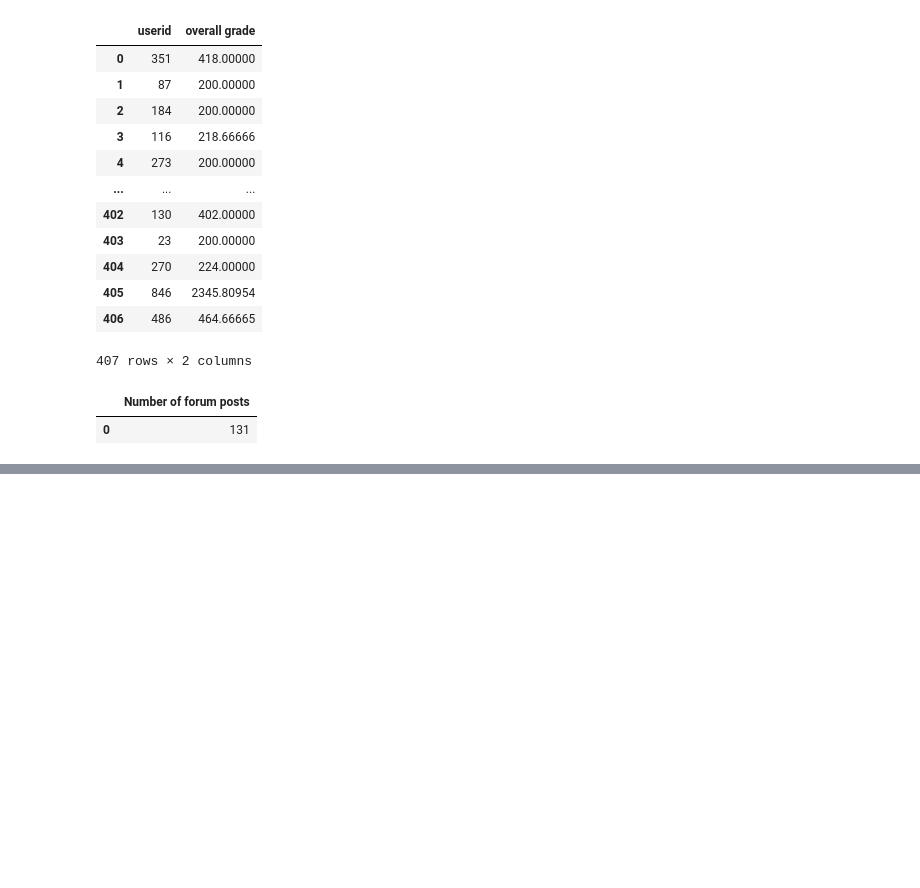
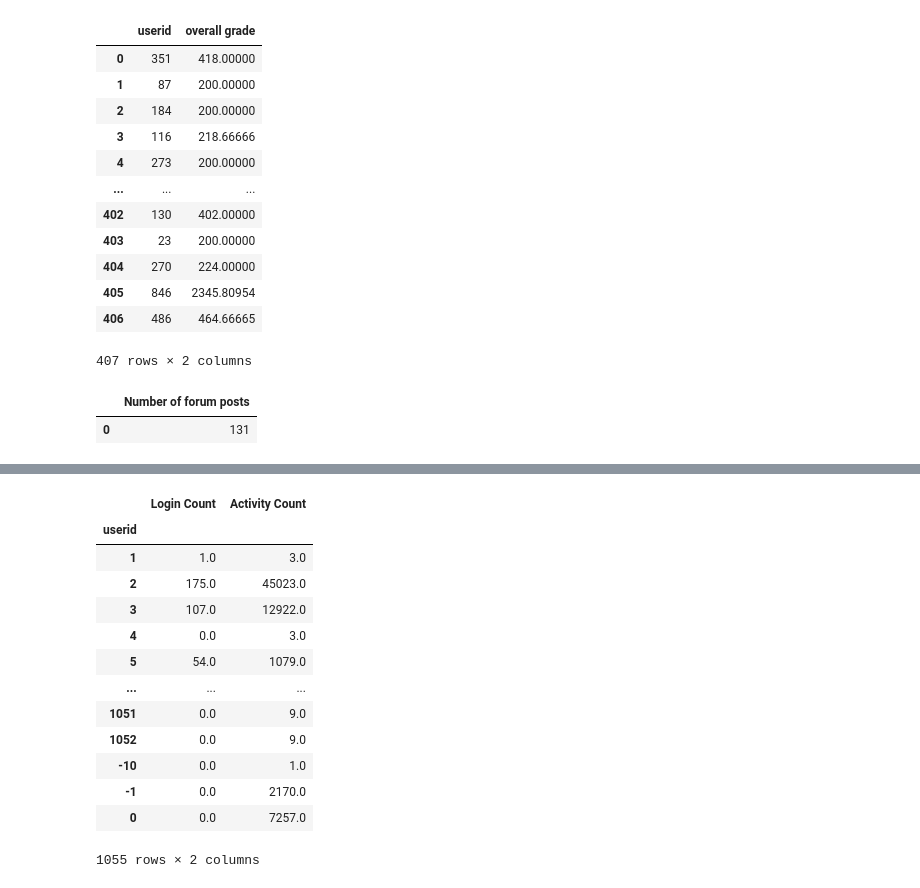
Before and after one commit to Kiiru-Anastasia/10acadWeeklyChallenges, a Jupyter notebook: Week10/educational_data_log_analysis.ipynb, the cells around one changed output, grey strips where cells are left out. Cells and saved outputs as stored; diff of their text form; code cells hidden in the pictures; blank space fills up the shorter version.

```diff
--- a/Week10/educational_data_log_analysis.ipynb
+++ b/Week10/educational_data_log_analysis.ipynb
@@ -158,0 +351,17 @@ gf.forums()
+# %%
+df
+# %% [output]
+|  | Login Count | Activity Count |
+| userid |  |  |
+| 1 | 1.0 | 3.0 |
+| 2 | 175.0 | 45023.0 |
+| 3 | 107.0 | 12922.0 |
+| 4 | 0.0 | 3.0 |
+| 5 | 54.0 | 1079.0 |
+| ... | ... | ... |
+| 1051 | 0.0 | 9.0 |
+| 1052 | 0.0 | 9.0 |
+| -10 | 0.0 | 1.0 |
+| -1 | 0.0 | 2170.0 |
+| 0 | 0.0 | 7257.0 |
+1055 rows × 2 columns
```
Also changed, not shown: parts of 16 cells of this notebook.
